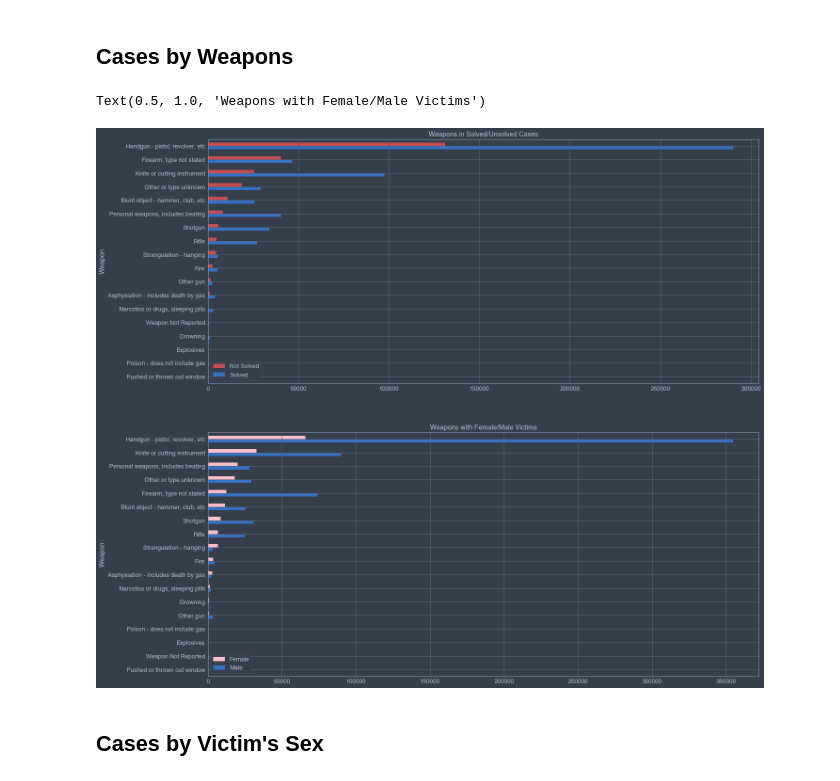
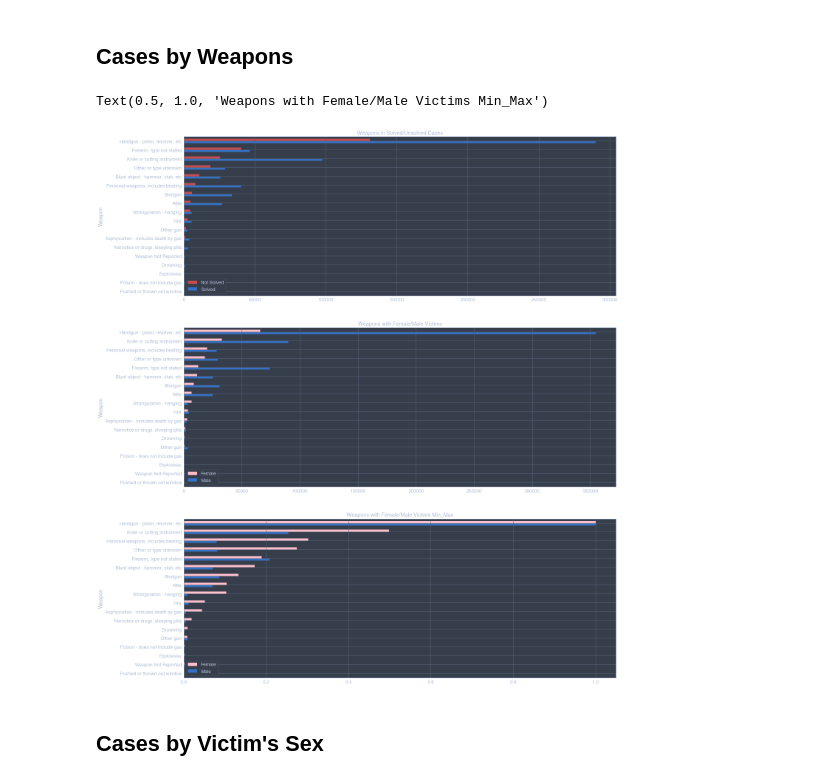
Before and after one commit to fadeeva/weird_projects, a Jupyter notebook: Serial_Killers/Data_from_MAP.ipynb, the cells around one changed output. Drawn from its saved outputs; the diff is of its cells as text; code cells hidden in the pictures.

```diff
--- a/Serial_Killers/Data_from_MAP.ipynb
+++ b/Serial_Killers/Data_from_MAP.ipynb
@@ -319,36 +319,40 @@ weapons_not_solved_cases = map_data[(map_data['Solved']=='No')].groupby('Weapon'
                                                                .count()\
                                                                .sort_values(by=['CNTYFIPS'],
                                                                             ascending=False)['CNTYFIPS'].to_frame()
 
 weapons_solved_cases = map_data[map_data['Solved']=='Yes'].groupby('Weapon')\
                                                           .count()['CNTYFIPS']
 
 weapons_cases = weapons_not_solved_cases.merge(weapons_solved_cases, on='Weapon')
 
 weapons_cases.rename(columns={'CNTYFIPS_x': 'Not Solved',
                               'CNTYFIPS_y': 'Solved'}, inplace=True)
 
 weapons_female_cases = map_data[(map_data['VicSex']=='Female')].groupby('Weapon')\
                                                                .count()\
                                                                .sort_values(by=['CNTYFIPS'],
                                                                          ascending=False)['CNTYFIPS'].to_frame()
 
 weapons_male_cases = map_data[map_data['VicSex']=='Male'].groupby('Weapon')\
                                                          .count()['CNTYFIPS']
 
 weapons_cases_by_sex = weapons_female_cases.merge(weapons_male_cases, on='Weapon')
 
 weapons_cases_by_sex.rename(columns={'CNTYFIPS_x': 'Female',
                                      'CNTYFIPS_y': 'Male'}, inplace=True)
 
-fig, ax = plt.subplots(2, 1, figsize=(21, 21))
+weapon_by_victims_sex_min_max = minmax_scaling(weapons_cases_by_sex, columns=['Female', 'Male'])
+
+fig, ax = plt.subplots(3, 1, figsize=(21, 27))
 weapons_cases.plot(kind='barh', color=colors['Solved'], ax=ax[0]).invert_yaxis()
 weapons_cases_by_sex.plot(kind='barh', color=colors['Sex'], ax=ax[1]).invert_yaxis()
+weapon_by_victims_sex_min_max.plot(kind='barh', color=colors['Sex'], ax=ax[2]).invert_yaxis()
 ax[0].set_title('Weapons in Solved/Unsolved Cases')
 ax[1].set_title('Weapons with Female/Male Victims')
+ax[2].set_title('Weapons with Female/Male Victims Min_Max')
 # %% [output]
-Text(0.5, 1.0, 'Weapons with Female/Male Victims')
+Text(0.5, 1.0, 'Weapons with Female/Male Victims Min_Max')
-[figure, old version]
+[figure, new version]
 # %% [markdown]
 ## Cases by Victim's Sex
 # %%
```
Also changed, not shown: parts of 7 cells of this notebook.
